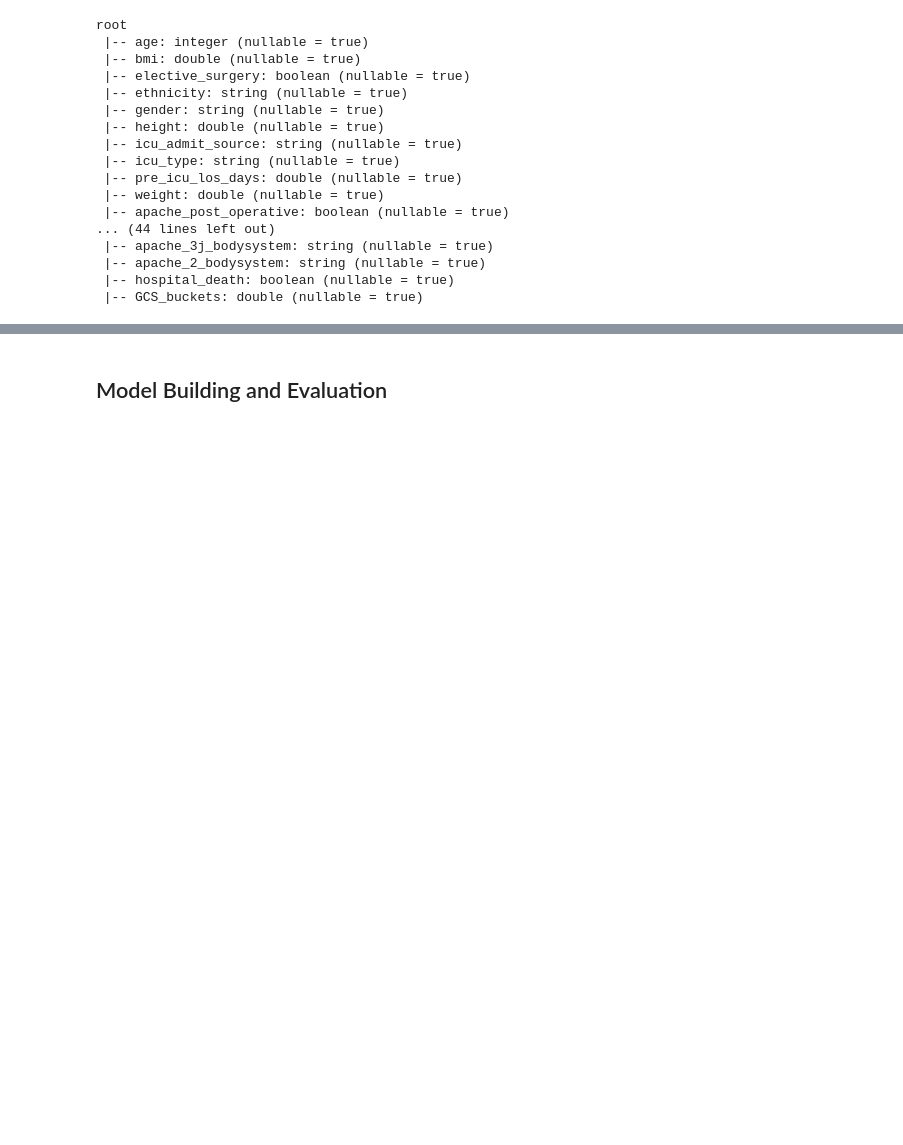
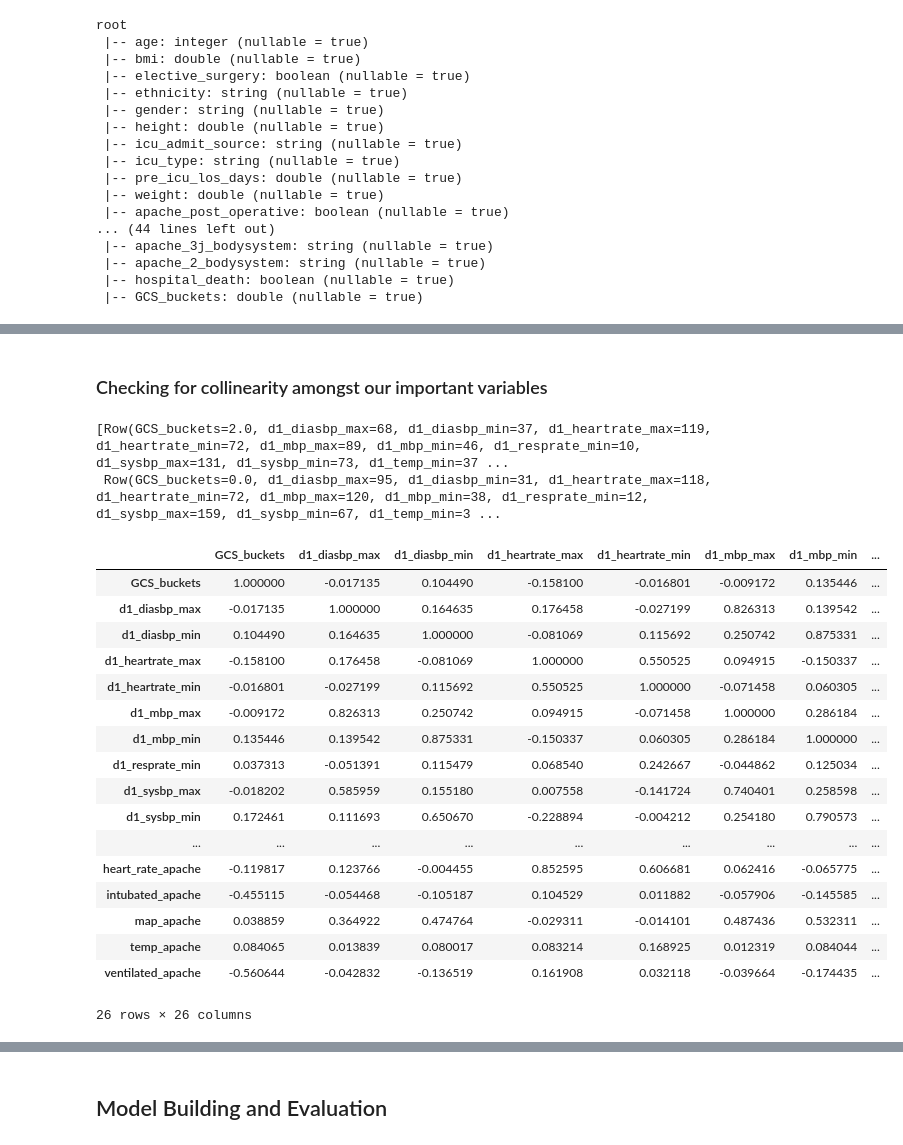
Before and after one commit to btchae/DS5110_Project, a Jupyter notebook: DS5110_Final_Project.ipynb, the cells around one changed output, grey strips where cells are left out. Cells and saved outputs as stored; diff of their text form; code cells hidden in the pictures; blank space fills up the shorter version.

```diff
--- a/DS5110_Final_Project.ipynb
+++ b/DS5110_Final_Project.ipynb
@@ -431,0 +565,68 @@ for i in list(important_vars):
+# %% [markdown]
+### Checking for collinearity amongst our important variables
+# %%
+# first subset our important variables/columns from original df
+
+df_important_vars = df_2.select('GCS_buckets',
+ 'd1_diasbp_max',
+ 'd1_diasbp_min',
+ 'd1_heartrate_max',
+ 'd1_heartrate_min',
+ 'd1_mbp_max',
+ 'd1_mbp_min',
+ 'd1_resprate_min',
+ 'd1_sysbp_max',
+ 'd1_sysbp_min',
+ 'd1_temp_min',
+ 'h1_diasbp_max',
+ 'h1_diasbp_min',
+ 'h1_heartrate_max',
+ 'h1_heartrate_min',
+ 'h1_mbp_max',
+ 'h1_mbp_min',
+ 'h1_resprate_max',
+ 'h1_resprate_min',
+ 'h1_sysbp_max',
+ 'h1_sysbp_min',
+ 'heart_rate_apache',
+ 'intubated_apache',
+ 'map_apache',
+ 'temp_apache',
+ 'ventilated_apache')
+
+df_important_vars.take(2)
+# %% [output]
+[Row(GCS_buckets=2.0, d1_diasbp_max=68, d1_diasbp_min=37, d1_heartrate_max=119, d1_heartrate_min=72, d1_mbp_max=89, d1_mbp_min=46, d1_resprate_min=10, d1_sysbp_max=131, d1_sysbp_min=73, d1_temp_min=37 ...
+ Row(GCS_buckets=0.0, d1_diasbp_max=95, d1_diasbp_min=31, d1_heartrate_max=118, d1_heartrate_min=72, d1_mbp_max=120, d1_mbp_min=38, d1_resprate_min=12, d1_sysbp_max=159, d1_sysbp_min=67, d1_temp_min=3 ...
+# %%
+features = df_important_vars.rdd.map(lambda row: row[0:])
+# %%
+from pyspark.mllib.stat import Statistics
+
+corr_mat = Statistics.corr(features, method='spearman')
+# %%
+col_names = df_important_vars.columns
+
+corr_df = pd.DataFrame(corr_mat)
+corr_df.index, corr_df.columns = col_names, col_names
+
+corr_df
+# %% [output]
+|  | GCS_buckets | d1_diasbp_max | d1_diasbp_min | d1_heartrate_max | d1_heartrate_min | d1_mbp_max | d1_mbp_min | ... |
+| GCS_buckets | 1.000000 | -0.017135 | 0.104490 | -0.158100 | -0.016801 | -0.009172 | 0.135446 | ... |
+| d1_diasbp_max | -0.017135 | 1.000000 | 0.164635 | 0.176458 | -0.027199 | 0.826313 | 0.139542 | ... |
+| d1_diasbp_min | 0.104490 | 0.164635 | 1.000000 | -0.081069 | 0.115692 | 0.250742 | 0.875331 | ... |
+| d1_heartrate_max | -0.158100 | 0.176458 | -0.081069 | 1.000000 | 0.550525 | 0.094915 | -0.150337 | ... |
+| d1_heartrate_min | -0.016801 | -0.027199 | 0.115692 | 0.550525 | 1.000000 | -0.071458 | 0.060305 | ... |
+| d1_mbp_max | -0.009172 | 0.826313 | 0.250742 | 0.094915 | -0.071458 | 1.000000 | 0.286184 | ... |
+| d1_mbp_min | 0.135446 | 0.139542 | 0.875331 | -0.150337 | 0.060305 | 0.286184 | 1.000000 | ... |
+| d1_resprate_min | 0.037313 | -0.051391 | 0.115479 | 0.068540 | 0.242667 | -0.044862 | 0.125034 | ... |
+| d1_sysbp_max | -0.018202 | 0.585959 | 0.155180 | 0.007558 | -0.141724 | 0.740401 | 0.258598 | ... |
+| d1_sysbp_min | 0.172461 | 0.111693 | 0.650670 | -0.228894 | -0.004212 | 0.254180 | 0.790573 | ... |
+| ... | ... | ... | ... | ... | ... | ... | ... | ... |
+| heart_rate_apache | -0.119817 | 0.123766 | -0.004455 | 0.852595 | 0.606681 | 0.062416 | -0.065775 | ... |
+| intubated_apache | -0.455115 | -0.054468 | -0.105187 | 0.104529 | 0.011882 | -0.057906 | -0.145585 | ... |
+| map_apache | 0.038859 | 0.364922 | 0.474764 | -0.029311 | -0.014101 | 0.487436 | 0.532311 | ... |
+| temp_apache | 0.084065 | 0.013839 | 0.080017 | 0.083214 | 0.168925 | 0.012319 | 0.084044 | ... |
+| ventilated_apache | -0.560644 | -0.042832 | -0.136519 | 0.161908 | 0.032118 | -0.039664 | -0.174435 | ... |
+26 rows × 26 columns
```
Also changed, not shown: parts of 38 cells of this notebook.
